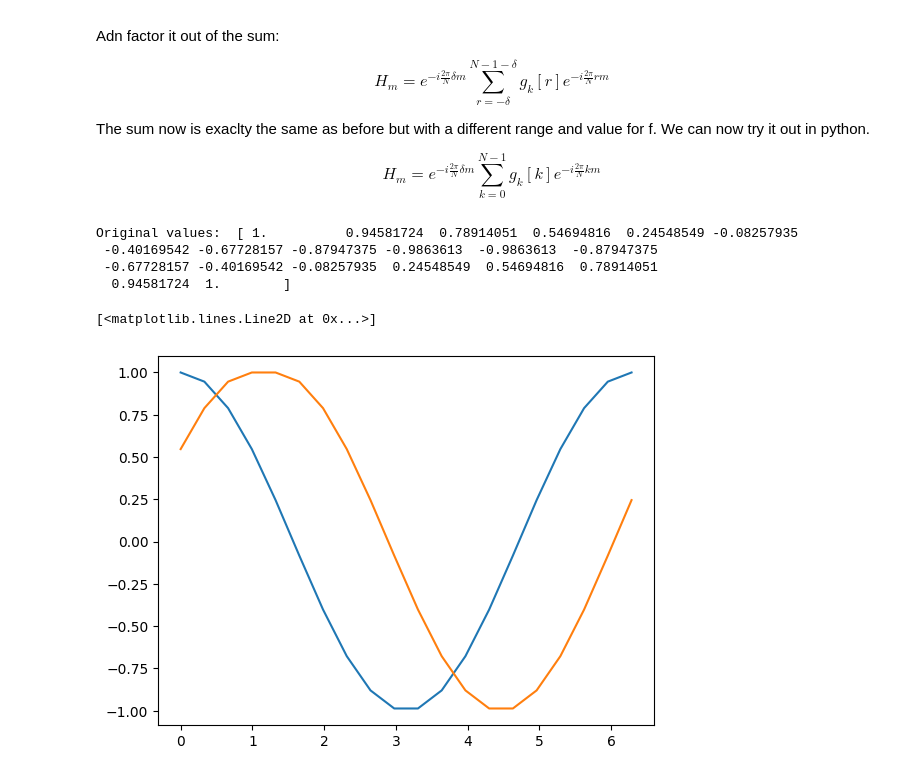
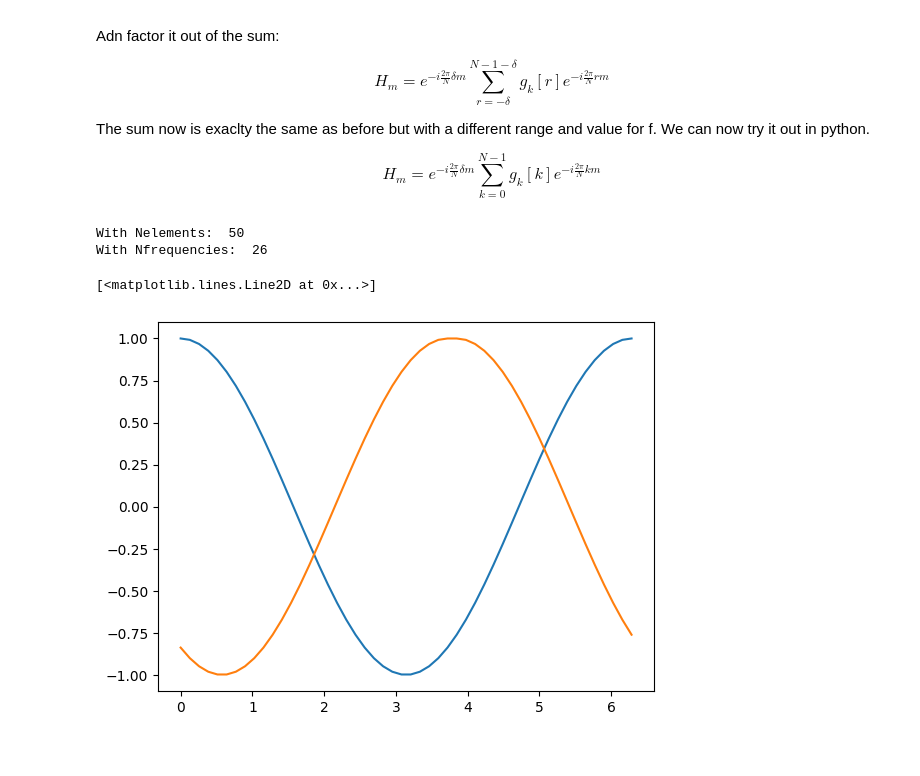
Before and after one commit to DylanReidRamelli/Bachelor-Project-2023, a Jupyter notebook: notebook/fourier.ipynb, the cells around one changed output. Saved outputs shown, nothing was run; the diff lists cells and outputs as text; code cells hidden in the pictures.

```diff
--- a/notebook/fourier.ipynb
+++ b/notebook/fourier.ipynb
@@ -300,48 +300,66 @@ H_m = e^{-i \frac{2\pi}{N}  \delta m} \displaystyle\sum_{k=0}^{N-1}g_k[k]e^{-i \
 # %%
 # Domain, from 0 -> 2 * np.pi, with 4 samples.
 # g_k = [0, np.pi /2, np.pi , 3/2 * np.pi, 2 * np.pi]
-g_k = np.linspace(0, 2 * np.pi, 20)
+g_k = np.linspace(0, 2 * np.pi, 50)
 
 # Function g evaluated for each sample. Function for now is cos().
 g_k_i = np.cos(g_k)
-print("Original values: ",g_k_i)
 
 # Now we can just do the fourier normal fourier transform like above for g_k_i
 N_elements = len(g_k)
 N_frequencies = int(np.floor(N_elements/2) + 1)
 freq = np.arange(N_elements)
 
+print("With Nelements: ", N_elements)
+print("With Nfrequencies: ", N_frequencies)
+
 
 # Forward Fourier transform.
 output = np.zeros(N_elements, dtype=complex)
+
 for m in range(N_elements):
-    e = np.exp(-1j * 2 * np.pi * m * freq / N_elements)
-    output[m] = np.sum(g_k_i* e)
+    x_m = 0
+    for k in range(N_elements):
+        e = np.exp(-1j * 2 * np.pi * m * k / N_elements)
+        x_m += g_k_i[k] * e
+    output[m] = x_m
 
-delta = 4
+
+# for m in range(N_frequencies):
+#     e = np.exp(-1j * 2 * np.pi * m * freq / N_elements)
+#     output[m] = np.sum(g_k_i* e)
+
+delta = 3 * np.pi
 # And now multiply by the exponential that was factored out of the sum
 for m in range(N_elements):
     e = np.exp(-1j * 2 * np.pi * m * delta / N_elements)
     output[m] = output[m] * e
 
 # print(output)
 
 # ax.scatter(output.real, output.imag, label='Original values')
 
 # Inverse fourier of shifted values
 original_output = np.zeros(N_elements, dtype=complex)
-for n in range(N_elements):
-    e = np.exp(1j * 2 * np.pi * n * freq / N_elements)
-    original_output[n] = np.sum(output * e)/N_elements
+# for n in range(N_frequencies):
+#     e = np.exp(1j * 2 * np.pi * n * freq / N_elements)
+#     original_output[n] = np.sum(output * e)/N_elements
+
+
+for k in range(N_elements):
+    x_n = 0
+    for m in range(N_elements):
+        e = np.exp(1j * 2 * np.pi * k * m / N_elements)
+        x_n += output[m] * e
+    x_n = x_n/N_elements
+    original_output[k] = x_n
 
 
 fig, ax = plt.subplots()
 ax.plot(g_k, g_k_i, label='Original values')
 ax.plot(g_k, original_output.real, label='Shifted values')
 # %% [output]
-Original values:  [ 1.          0.94581724  0.78914051  0.54694816  0.24548549 -0.08257935
- -0.40169542 -0.67728157 -0.87947375 -0.9863613  -0.9863613  -0.87947375
- -0.67728157 -0.40169542 -0.08257935  0.24548549  0.54694816  0.78914051
-  0.94581724  1.        ]
+With Nelements:  50
+With Nfrequencies:  26
 [<matplotlib.lines.Line2D at 0x...>]
-[figure, old version]
+[figure, new version]
```
